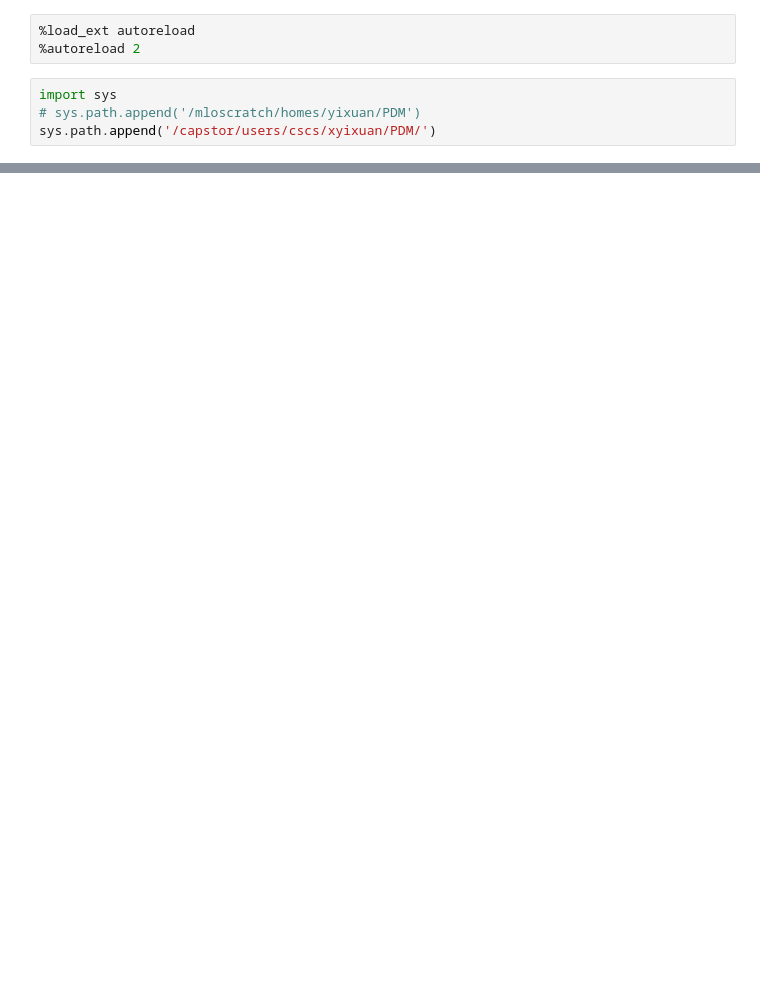
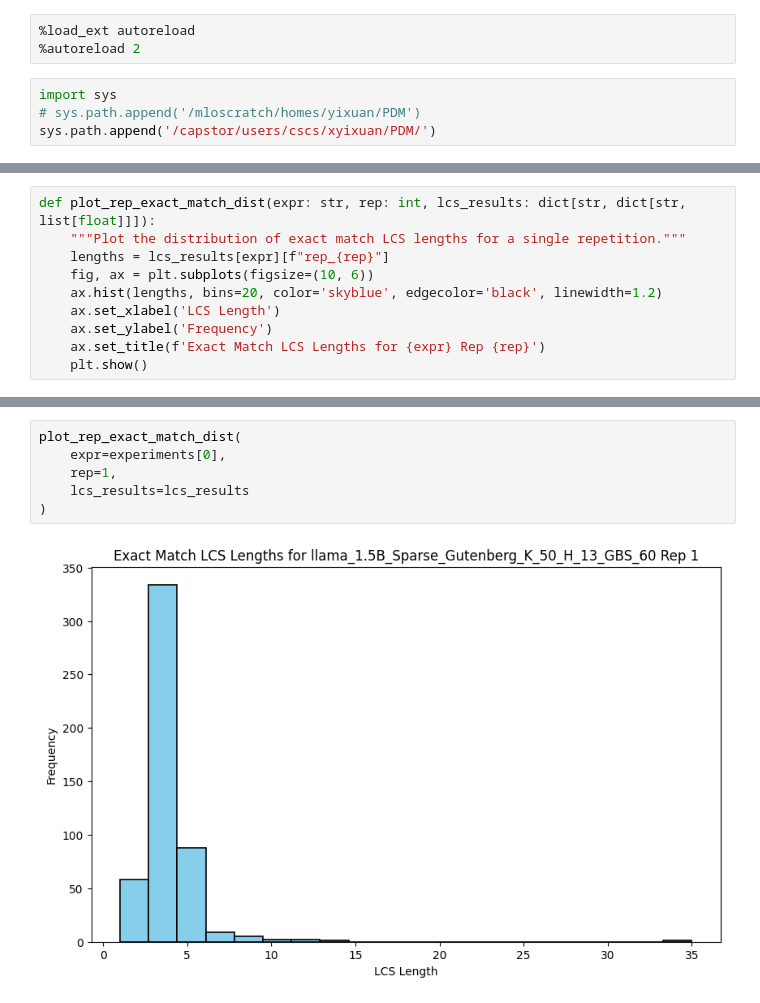
Before and after one commit to Alvorecer721/PDM, a Jupyter notebook: notebooks/sparse_gutenberg_eval.ipynb, the cells around one changed output, grey strips where cells are left out. Cells and saved outputs as stored; diff of their text form; blank space fills up the shorter version.

```diff
--- a/notebooks/sparse_gutenberg_eval.ipynb
+++ b/notebooks/sparse_gutenberg_eval.ipynb
@@ -42,0 +166,10 @@ def calc_avg_lcs_lengths(base_dir: str, reptitions: np.ndarray) -> dict[str, flo
+# %%
+def plot_rep_exact_match_dist(expr: str, rep: int, lcs_results: dict[str, dict[str, list[float]]]):
+    """Plot the distribution of exact match LCS lengths for a single repetition."""
+    lengths = lcs_results[expr][f"rep_{rep}"]
+    fig, ax = plt.subplots(figsize=(10, 6))
+    ax.hist(lengths, bins=20, color='skyblue', edgecolor='black', linewidth=1.2)
+    ax.set_xlabel('LCS Length')
+    ax.set_ylabel('Frequency')
+    ax.set_title(f'Exact Match LCS Lengths for {expr} Rep {rep}')
+    plt.show()
@@ -42,0 +225,8 @@ def calc_avg_lcs_lengths(base_dir: str, reptitions: np.ndarray) -> dict[str, flo
+# %%
+plot_rep_exact_match_dist(
+    expr=experiments[0],
+    rep=1,
+    lcs_results=lcs_results
+)
+# %% [output]
+[figure, added]
```
Also changed, not shown: parts of 17 cells of this notebook, 14 other files.
